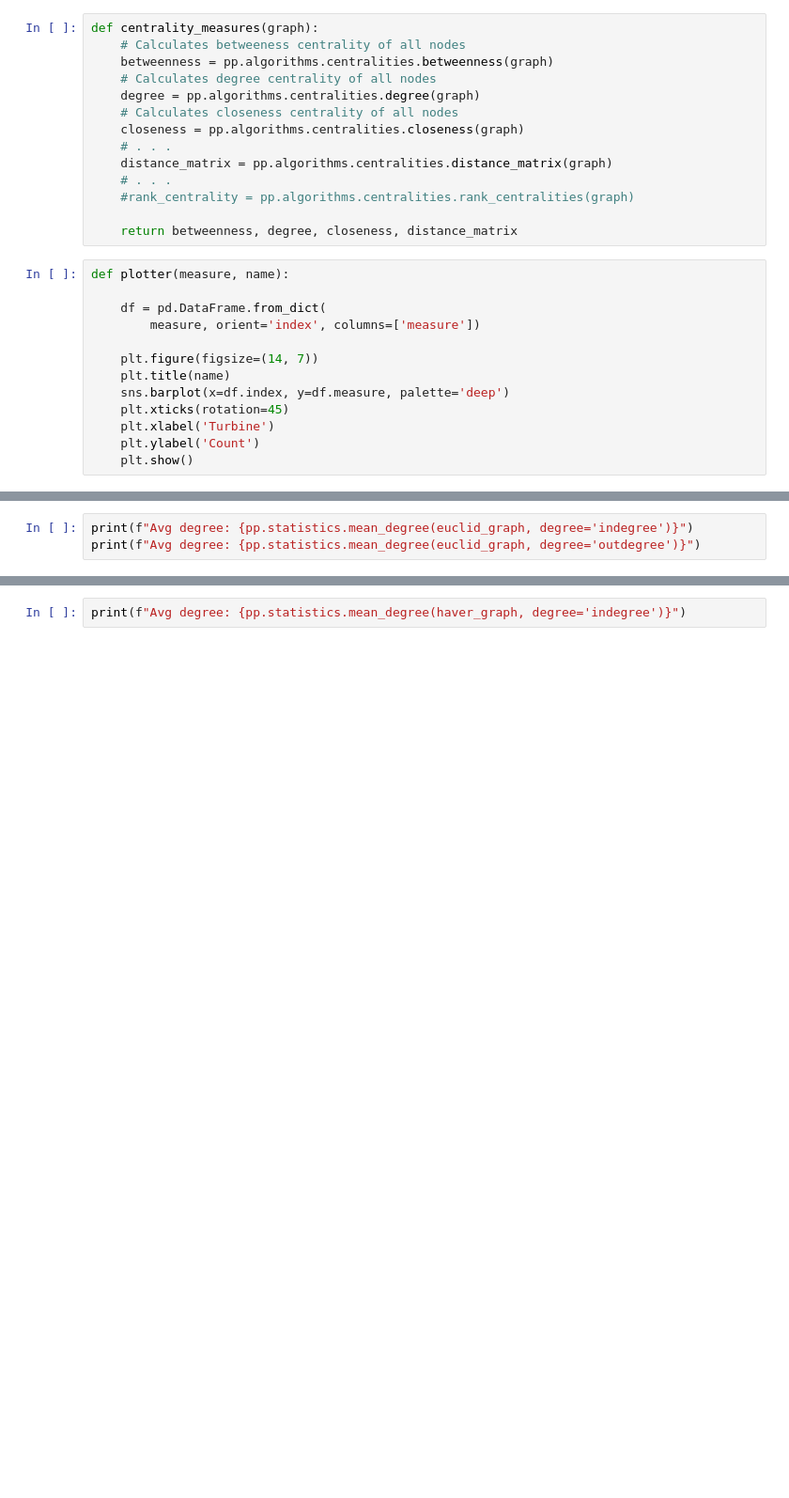
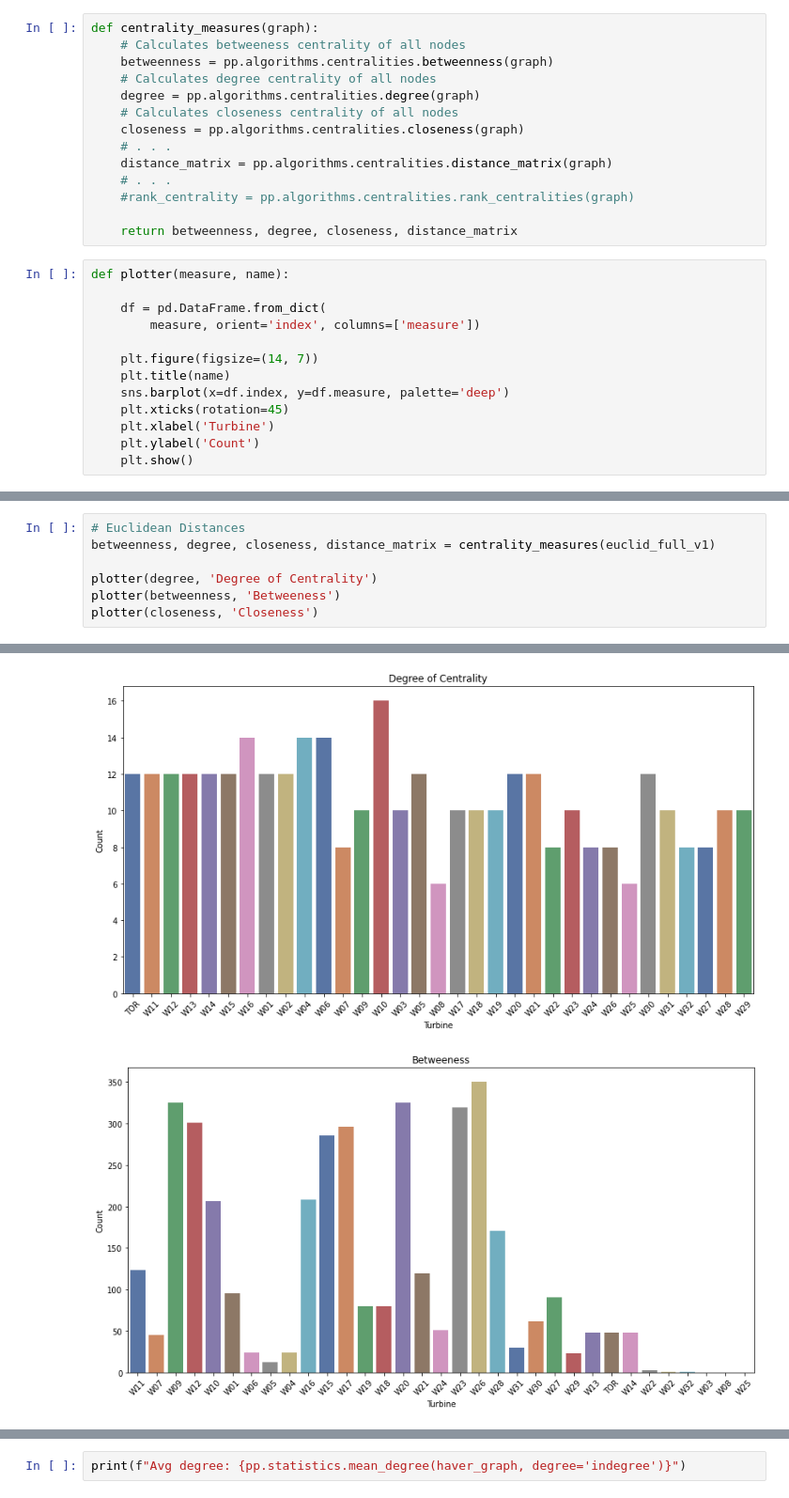
Before and after one commit to GStechschulte/wake_effect, a Jupyter notebook: network/turbine_network.ipynb, the cells around one changed output, grey strips where cells are left out. Shown: that part at 94% size. Cells and saved outputs as stored; diff of their text form; blank space fills up the shorter version.

Commit message:
presentation update and finishing centrality measures

```diff
--- a/network/turbine_network.ipynb
+++ b/network/turbine_network.ipynb
@@ -123,3 +171,8 @@ plotter(closeness, 'Closeness')
-# %%
-print(f"Avg degree: {pp.statistics.mean_degree(euclid_graph, degree='indegree')}")
-print(f"Avg degree: {pp.statistics.mean_degree(euclid_graph, degree='outdegree')}")
+# %%
+# Euclidean Distances
+betweenness, degree, closeness, distance_matrix = centrality_measures(euclid_full_v1)
+
+plotter(degree, 'Degree of Centrality')
+plotter(betweenness, 'Betweeness')
+plotter(closeness, 'Closeness')
+# %% [output]
@@ -125,0 +182,2 @@ print(f"Avg degree: {pp.statistics.mean_degree(euclid_graph, degree='outdegree')
+[figure, added]
+[figure, added]
```
Also changed, not shown: parts of 34 cells of this notebook, 5 other files.
